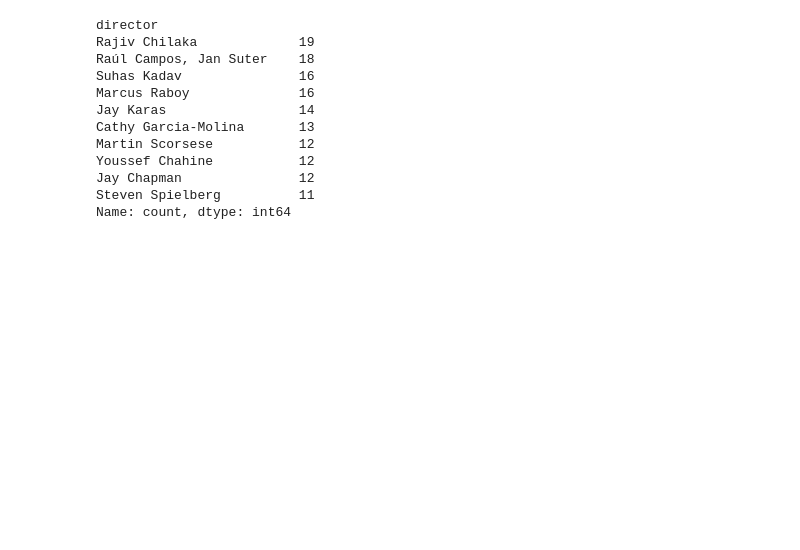
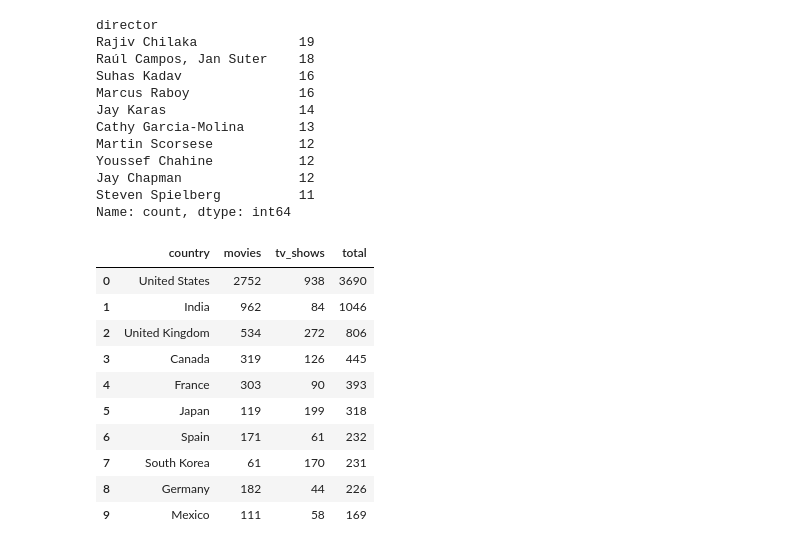
Before and after one commit to Alexey9991984/DataAnalysisPractice, a Jupyter notebook: notebooks/Netflix.ipynb, the cells around one changed output. Cells and saved outputs as stored; diff of their text form; code cells hidden in the pictures; blank space fills up the shorter version.

```diff
--- a/notebooks/Netflix.ipynb
+++ b/notebooks/Netflix.ipynb
@@ -224,3 +145,31 @@ Youssef Chahine           12
 Jay Chapman               12
 Steven Spielberg          11
 Name: count, dtype: int64
+# %%
+countries = pd.read_sql("""
+SELECT country,
+       SUM(CASE WHEN type = 'Movie' THEN 1 ELSE 0 END) AS movies,
+       SUM(CASE WHEN type = 'TV Show' THEN 1 ELSE 0 END) AS tv_shows,
+       SUM(1) AS total
+FROM (
+  SELECT trim(c) AS country, type
+  FROM netflix n
+  CROSS JOIN LATERAL unnest(string_to_array(n.country, ',')) AS c
+  WHERE n.country IS NOT NULL AND n.country <> ''
+) t
+GROUP BY country
+ORDER BY total DESC
+LIMIT 10""", engine)
+countries # топ 10 стран по количеству фильмов и сериалов на Netflix
+# %% [output]
+|  | country | movies | tv_shows | total |
+| 0 | United States | 2752 | 938 | 3690 |
+| 1 | India | 962 | 84 | 1046 |
+| 2 | United Kingdom | 534 | 272 | 806 |
+| 3 | Canada | 319 | 126 | 445 |
+| 4 | France | 303 | 90 | 393 |
+| 5 | Japan | 119 | 199 | 318 |
+| 6 | Spain | 171 | 61 | 232 |
+| 7 | South Korea | 61 | 170 | 231 |
+| 8 | Germany | 182 | 44 | 226 |
+| 9 | Mexico | 111 | 58 | 169 |
```
Also changed, not shown: parts of 11 cells of this notebook, 9 other files.
